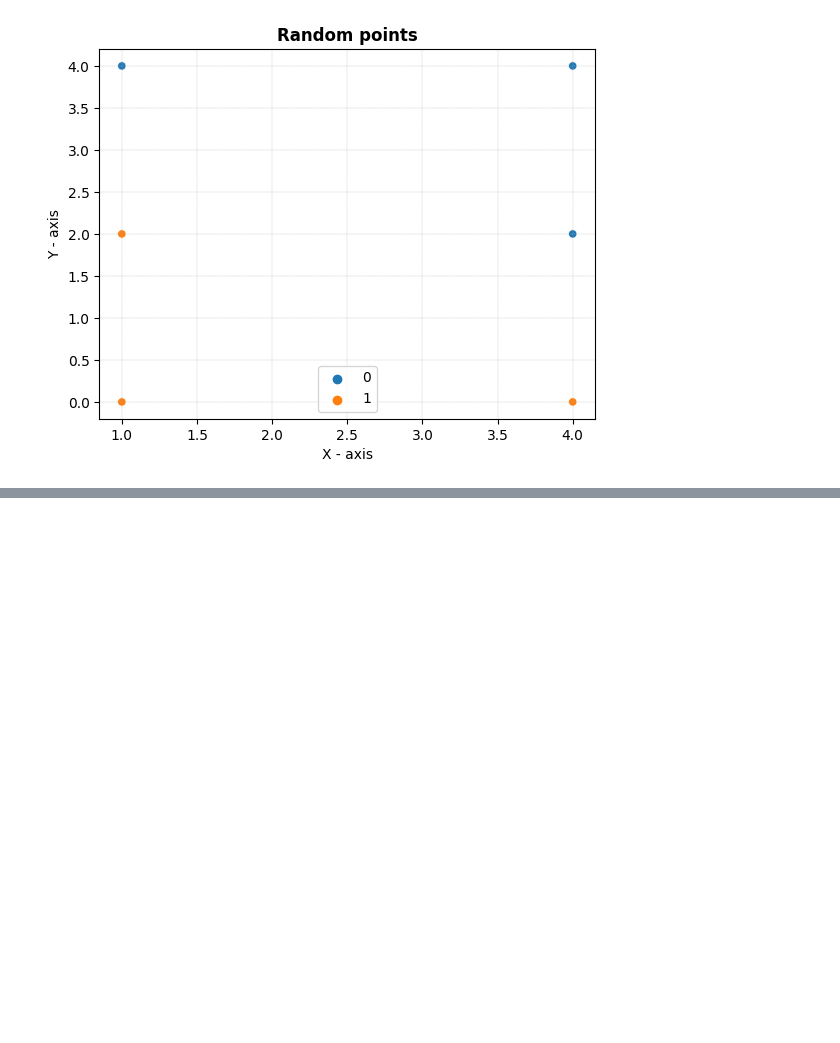
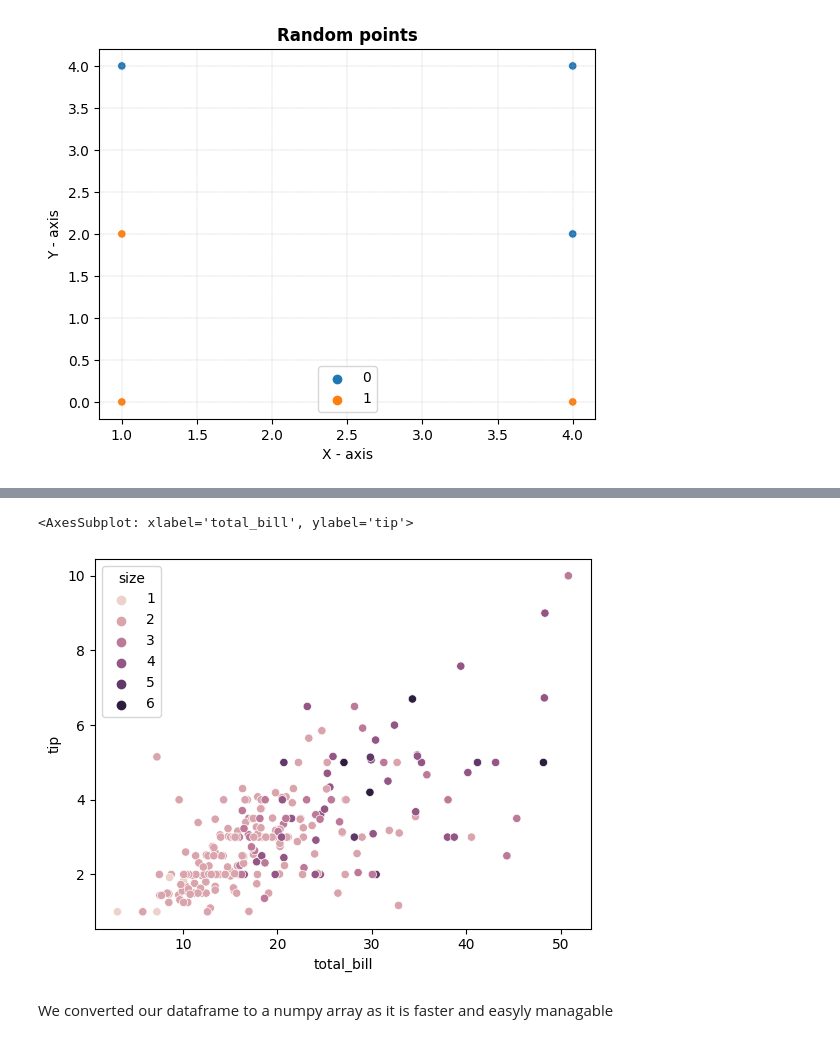
Before and after one commit to jakub-braja/Podstawy-uczenia-maszynowego, a Jupyter notebook: Zajecia_6_Clustering.ipynb, the cells around one changed output, grey strips where cells are left out. Saved outputs shown, nothing was run; the diff lists cells and outputs as text; code cells hidden in the pictures; blank space fills up the shorter version.

```diff
--- a/Zajecia_6_Clustering.ipynb
+++ b/Zajecia_6_Clustering.ipynb
@@ -151,0 +194,6 @@ plt.grid(linestyle = '--', linewidth = 0.25)
+# %%
+# import pandas as pd
+
+df = pl.read_csv(r'https://media.githubusercontent.com/media/jakub-braja/Podstawy-uczenia-maszynowego/main/DataSets/tips.csv',  separator= ',')
+
+df.head(10)
@@ -151,0 +214,7 @@ plt.grid(linestyle = '--', linewidth = 0.25)
+# %%
+sns.scatterplot(x= df['total_bill'], y= df['tip'], hue= df['size'])
+# %% [output]
+<AxesSubplot: xlabel='total_bill', ylabel='tip'>
+[figure, added]
+# %% [markdown]
+We converted our dataframe to a numpy array as it is faster and easyly managable
```
Also changed, not shown: parts of 39 cells of this notebook.
